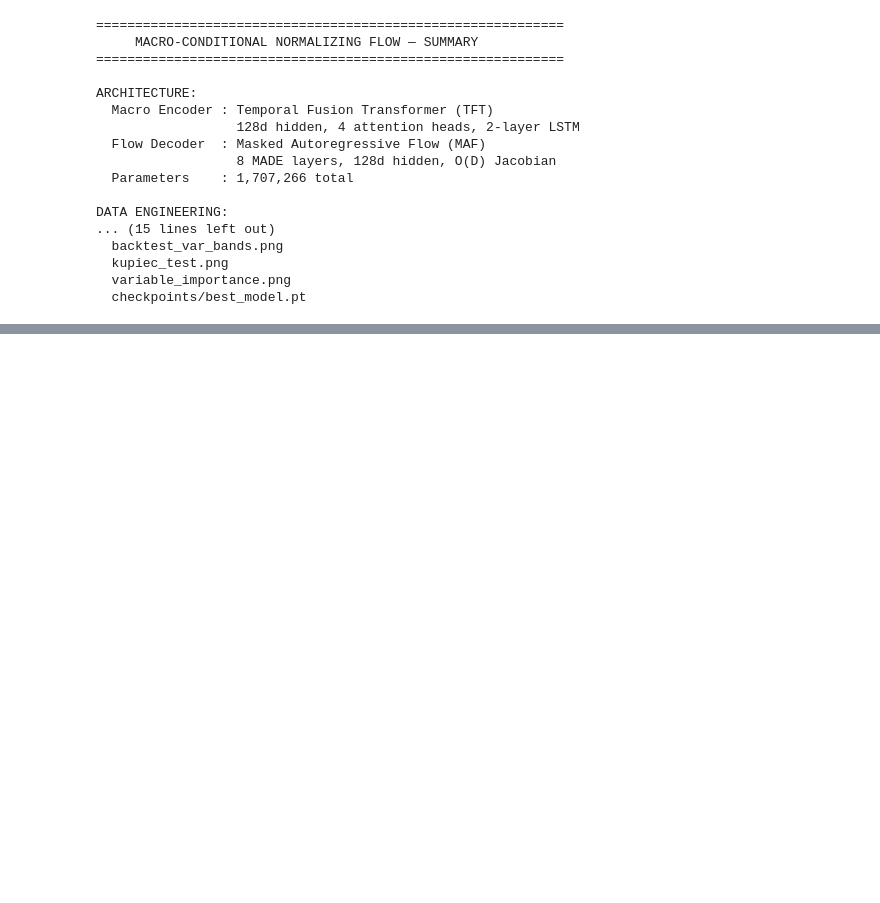
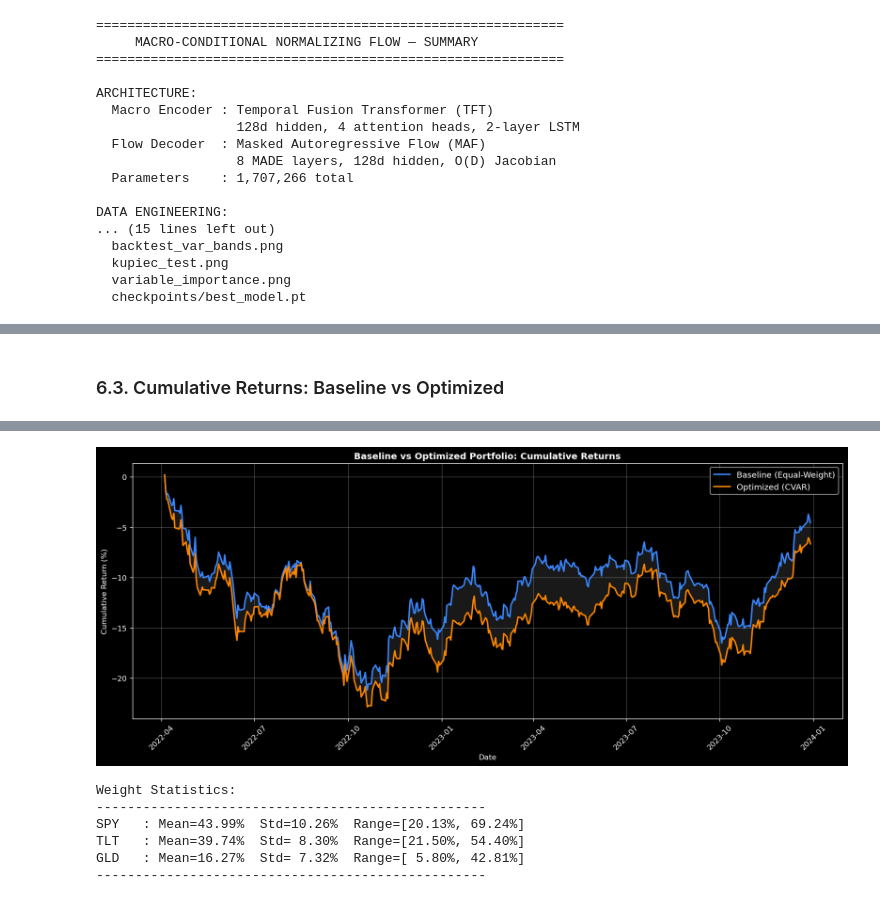
Before and after one commit to DorianDeilhes/ml_for_finance_203, a Jupyter notebook: notebooks/main.ipynb, the cells around one changed output, grey strips where cells are left out. Drawn from its saved outputs; the diff is of its cells as text; code cells hidden in the pictures; blank space fills up the shorter version.

```diff
--- a/notebooks/main.ipynb
+++ b/notebooks/main.ipynb
@@ -600,0 +776,23 @@ DATA ENGINEERING:
+# %% [markdown]
+### 6.3. Cumulative Returns: Baseline vs Optimized
+# %%
+fig = opt_backtester.plot_return_comparison(
+    output_path='optimized_returns_comparison.png',
+    figsize=(14, 6),
+)
+plt.show()
+
+# Additional insight: print statistics about weight changes
+results_opt_df = opt_backtester.results
+print()
+print('Weight Statistics:')
+print('-' * 50)
+for ticker in TICKERS:
+    w_col = f'weight_{ticker}'
+    w_mean = results_opt_df[w_col].mean()
+    w_std = results_opt_df[w_col].std()
+    w_min = results_opt_df[w_col].min()
+    w_max = results_opt_df[w_col].max()
+    print(f'{ticker:5} : Mean={w_mean:6.2%}  Std={w_std:6.2%}  Range=[{w_min:6.2%}, {w_max:6.2%}]')
+print('-' * 50)
+# %% [output]
@@ -600,0 +800,7 @@ DATA ENGINEERING:
+[figure, added]
+Weight Statistics:
+--------------------------------------------------
+SPY   : Mean=43.99%  Std=10.26%  Range=[20.13%, 69.24%]
+TLT   : Mean=39.74%  Std= 8.30%  Range=[21.50%, 54.40%]
+GLD   : Mean=16.27%  Std= 7.32%  Range=[ 5.80%, 42.81%]
+--------------------------------------------------
```
Also changed, not shown: parts of 50 cells of this notebook, 24 other files.
